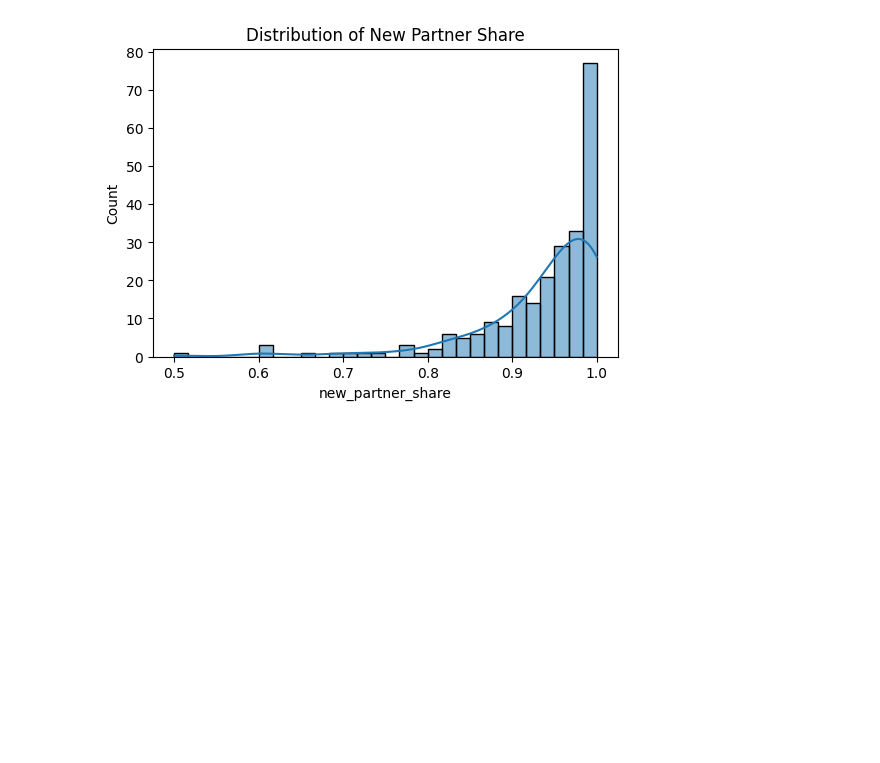
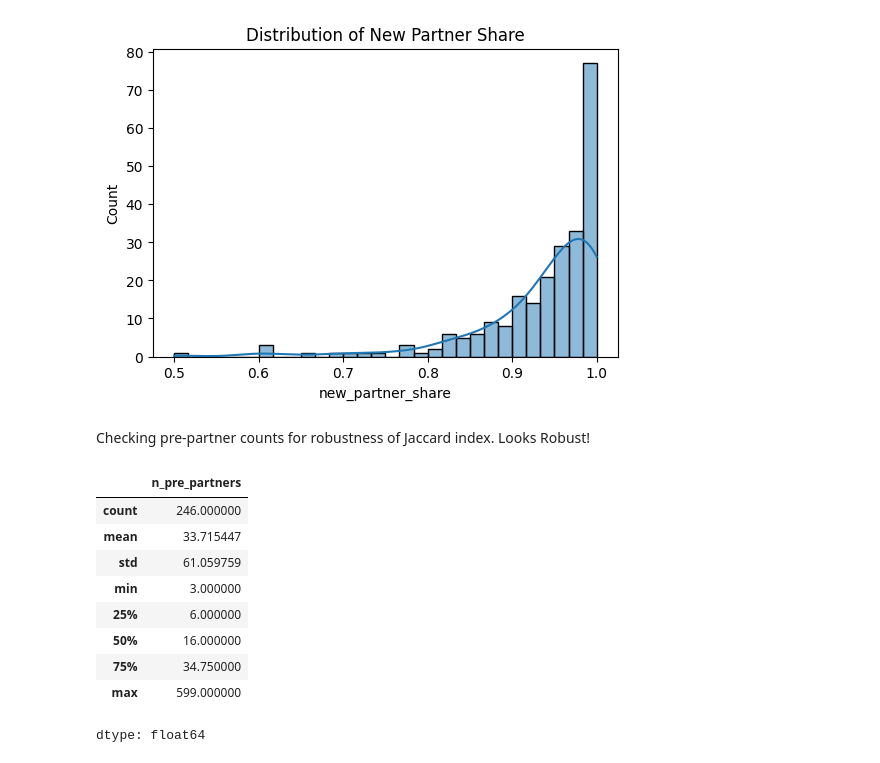
Before and after one commit to catchshashank/network-dynamics, a Jupyter notebook: notebooks/status-network.ipynb, the cells around one changed output. Saved outputs shown, nothing was run; the diff lists cells and outputs as text; code cells hidden in the pictures; blank space fills up the shorter version.

```diff
--- a/notebooks/status-network.ipynb
+++ b/notebooks/status-network.ipynb
@@ -462,3 +486,18 @@ plt.show()
 # %% [output]
 [figure]
 [figure]
+# %% [markdown]
+Checking pre-partner counts for robustness of Jaccard index. Looks Robust!
+# %%
+switch_metrics["n_pre_partners"].describe()
+# %% [output]
+|  | n_pre_partners |
+| count | 246.000000 |
+| mean | 33.715447 |
+| std | 61.059759 |
+| min | 3.000000 |
+| 25% | 6.000000 |
+| 50% | 16.000000 |
+| 75% | 34.750000 |
+| max | 599.000000 |
+dtype: float64
```
Also changed, not shown: parts of 2 cells of this notebook.
